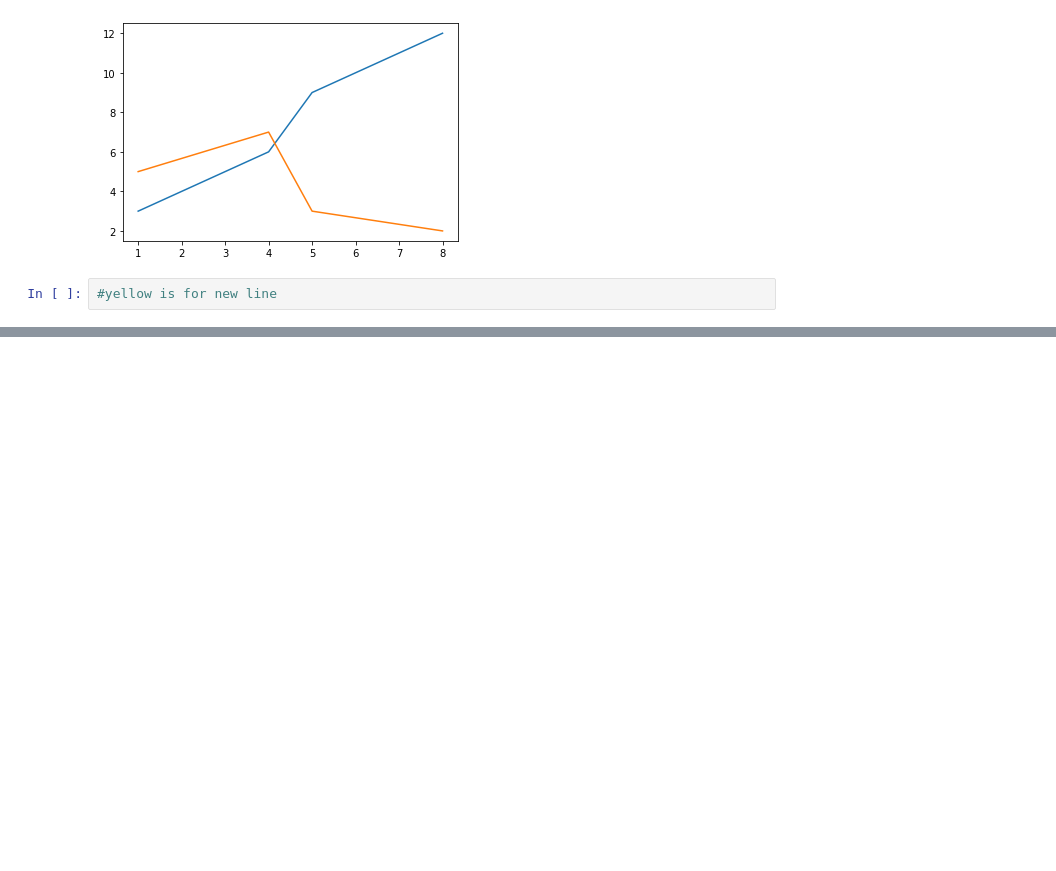
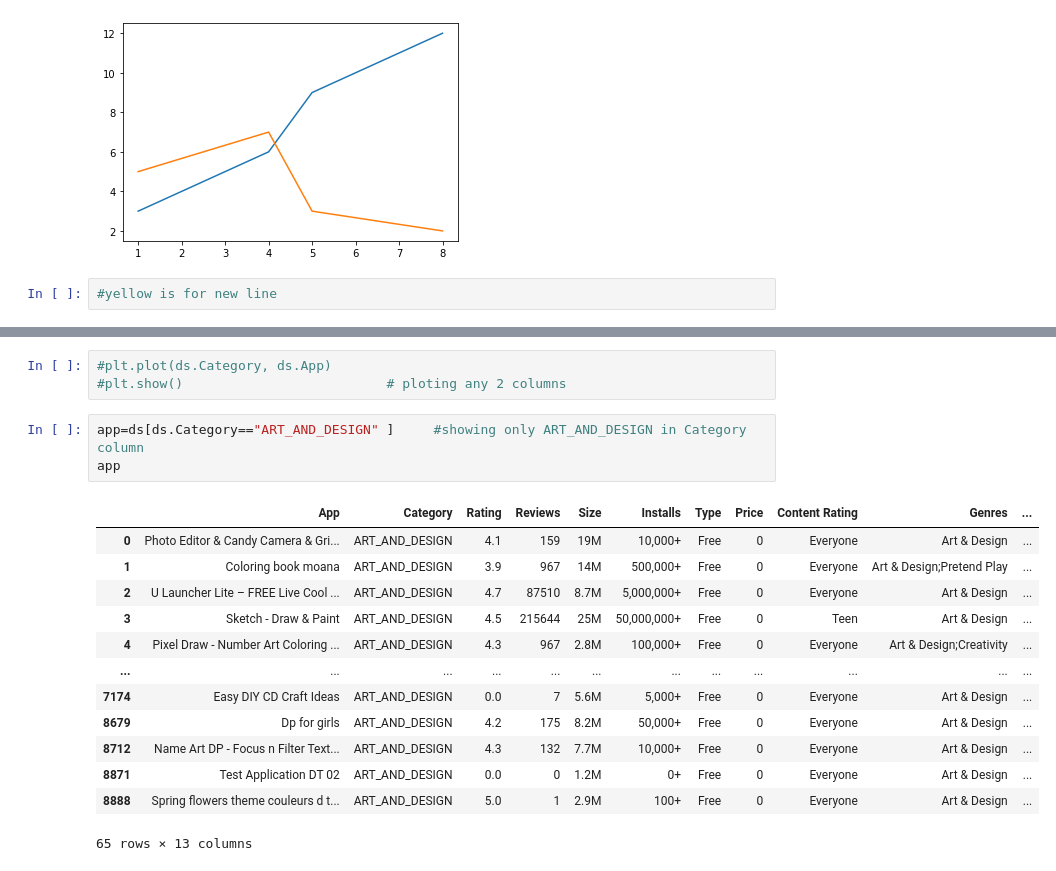
Before and after one commit to Karanmehra7107/python, a Jupyter notebook: exercise.ipynb, the cells around one changed output, grey strips where cells are left out. Cells and saved outputs as stored; diff of their text form; blank space fills up the shorter version.

```diff
--- a/exercise.ipynb
+++ b/exercise.ipynb
@@ -82,0 +159,20 @@ plt.plot(x,z)
+# %%
+#plt.plot(ds.Category, ds.App)
+#plt.show()                          # ploting any 2 columns
+# %%
+app=ds[ds.Category=="ART_AND_DESIGN" ]     #showing only ART_AND_DESIGN in Category column
+app
+# %% [output]
+|  | App | Category | Rating | Reviews | Size | Installs | Type | Price | Content Rating | Genres | ... |
+| 0 | Photo Editor & Candy Camera & Gri... | ART_AND_DESIGN | 4.1 | 159 | 19M | 10,000+ | Free | 0 | Everyone | Art & Design | ... |
+| 1 | Coloring book moana | ART_AND_DESIGN | 3.9 | 967 | 14M | 500,000+ | Free | 0 | Everyone | Art & Design;Pretend Play | ... |
+| 2 | U Launcher Lite – FREE Live Cool ... | ART_AND_DESIGN | 4.7 | 87510 | 8.7M | 5,000,000+ | Free | 0 | Everyone | Art & Design | ... |
+| 3 | Sketch - Draw & Paint | ART_AND_DESIGN | 4.5 | 215644 | 25M | 50,000,000+ | Free | 0 | Teen | Art & Design | ... |
+| 4 | Pixel Draw - Number Art Coloring ... | ART_AND_DESIGN | 4.3 | 967 | 2.8M | 100,000+ | Free | 0 | Everyone | Art & Design;Creativity | ... |
+| ... | ... | ... | ... | ... | ... | ... | ... | ... | ... | ... | ... |
+| 7174 | Easy DIY CD Craft Ideas | ART_AND_DESIGN | 0.0 | 7 | 5.6M | 5,000+ | Free | 0 | Everyone | Art & Design | ... |
+| 8679 | Dp for girls | ART_AND_DESIGN | 4.2 | 175 | 8.2M | 50,000+ | Free | 0 | Everyone | Art & Design | ... |
+| 8712 | Name Art DP - Focus n Filter Text... | ART_AND_DESIGN | 4.3 | 132 | 7.7M | 10,000+ | Free | 0 | Everyone | Art & Design | ... |
+| 8871 | Test Application DT 02 | ART_AND_DESIGN | 0.0 | 0 | 1.2M | 0+ | Free | 0 | Everyone | Art & Design | ... |
+| 8888 | Spring flowers theme couleurs d t... | ART_AND_DESIGN | 5.0 | 1 | 2.9M | 100+ | Free | 0 | Everyone | Art & Design | ... |
+65 rows × 13 columns
```
Also changed, not shown: parts of 14 cells of this notebook.
